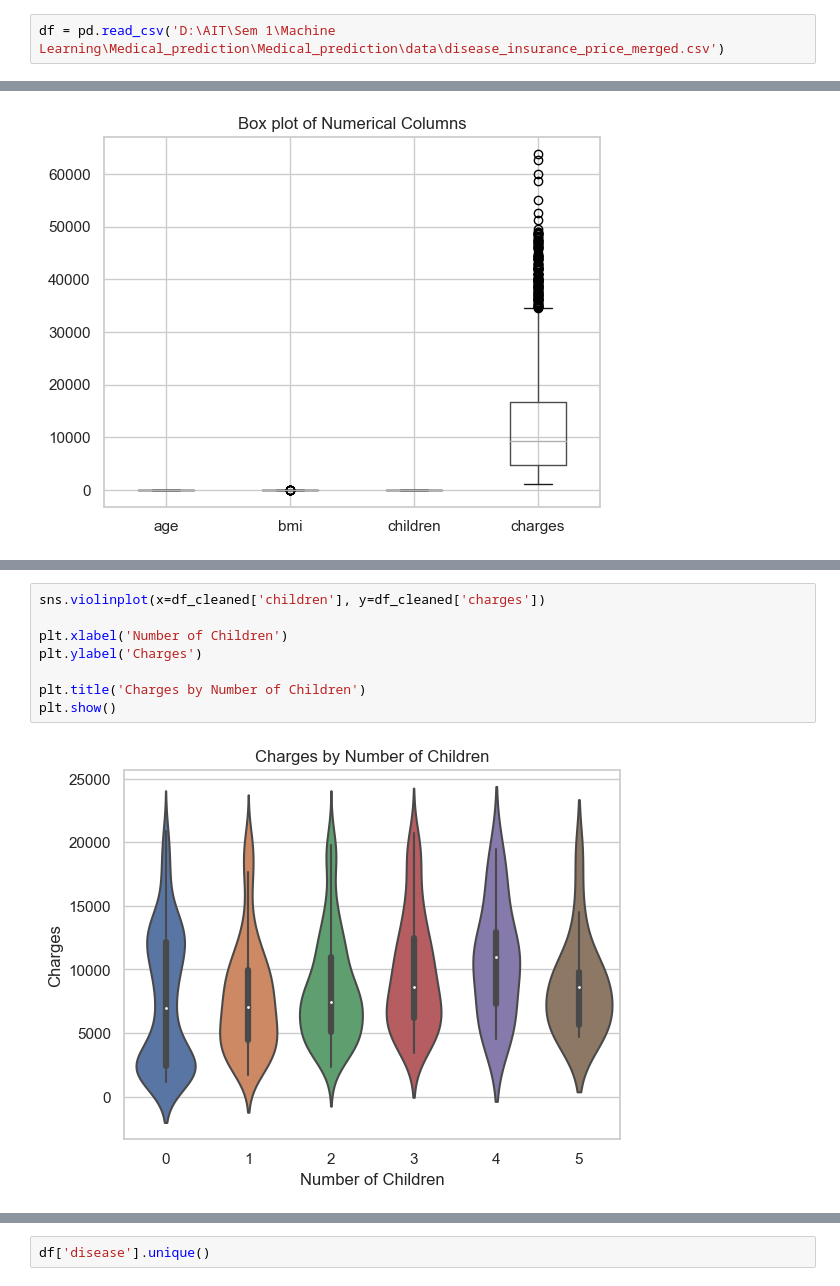
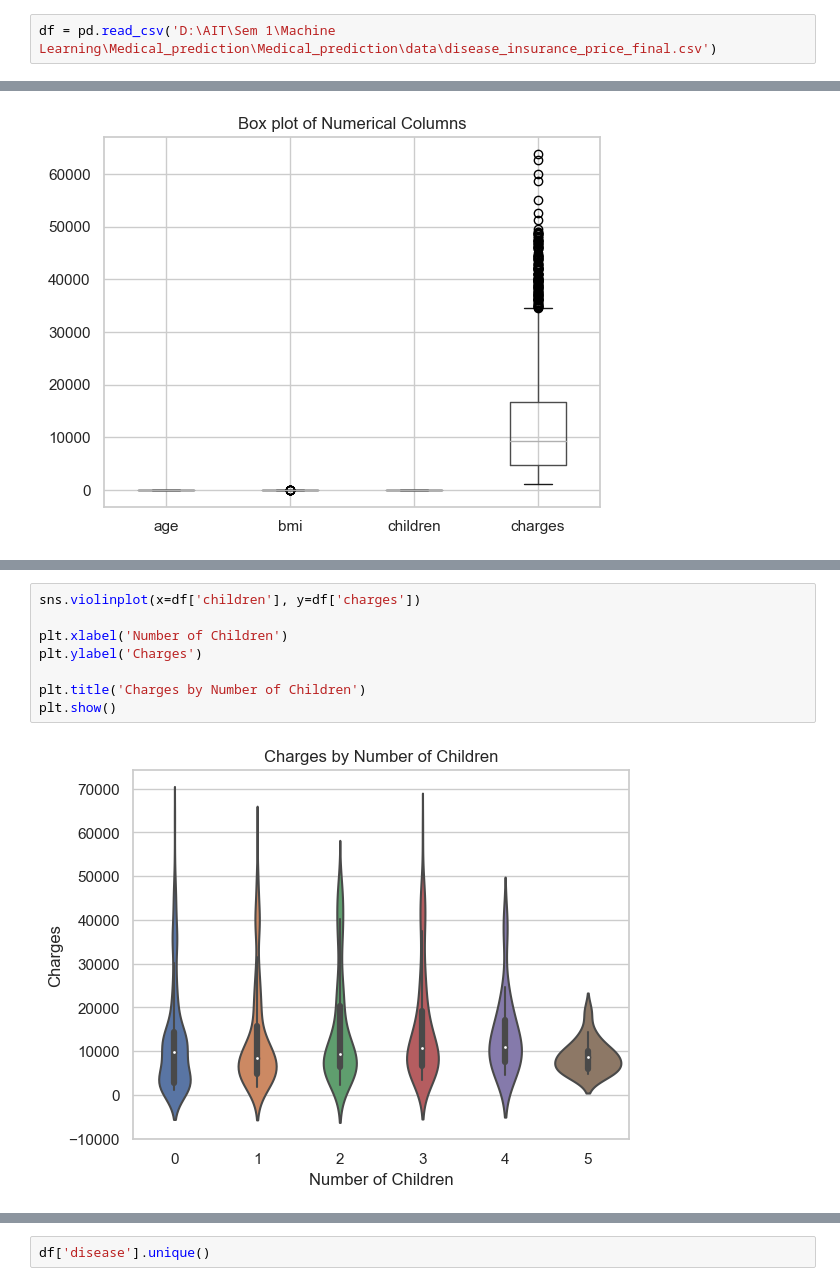
Before and after one commit to Rakshya8/Medical_prediction, a Jupyter notebook: medical insurance.ipynb, the cells around one changed output, grey strips where cells are left out. Cells and saved outputs as stored; diff of their text form.

```diff
--- a/medical insurance.ipynb
+++ b/medical insurance.ipynb
@@ -12,7 +17,7 @@ from sklearn.metrics import accuracy_score,classification_report
 # %% [markdown]
 ## Loading of Dataset
 # %%
-df = pd.read_csv('D:\AIT\Sem 1\Machine Learning\Medical_prediction\Medical_prediction\data\disease_insurance_price_merged.csv')
+df = pd.read_csv('D:\AIT\Sem 1\Machine Learning\Medical_prediction\Medical_prediction\data\disease_insurance_price_final.csv')
 # %%
 df.shape
 # %% [output]
@@ -219,11 +193,11 @@ plt.show()
 # %%
-sns.violinplot(x=df_cleaned['children'], y=df_cleaned['charges'])
+sns.violinplot(x=df['children'], y=df['charges'])
 
 plt.xlabel('Number of Children')
 plt.ylabel('Charges')
 
 plt.title('Charges by Number of Children')
 plt.show()
 # %% [output]
-[figure, old version]
+[figure, new version]
 # %%
```
Also changed, not shown: parts of 92 cells of this notebook, 2 other files.
